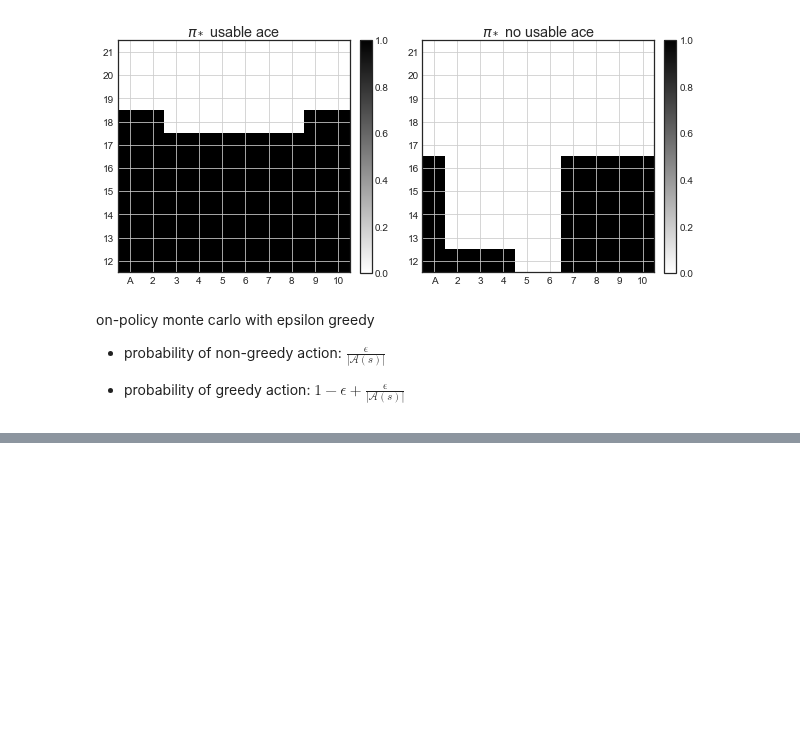
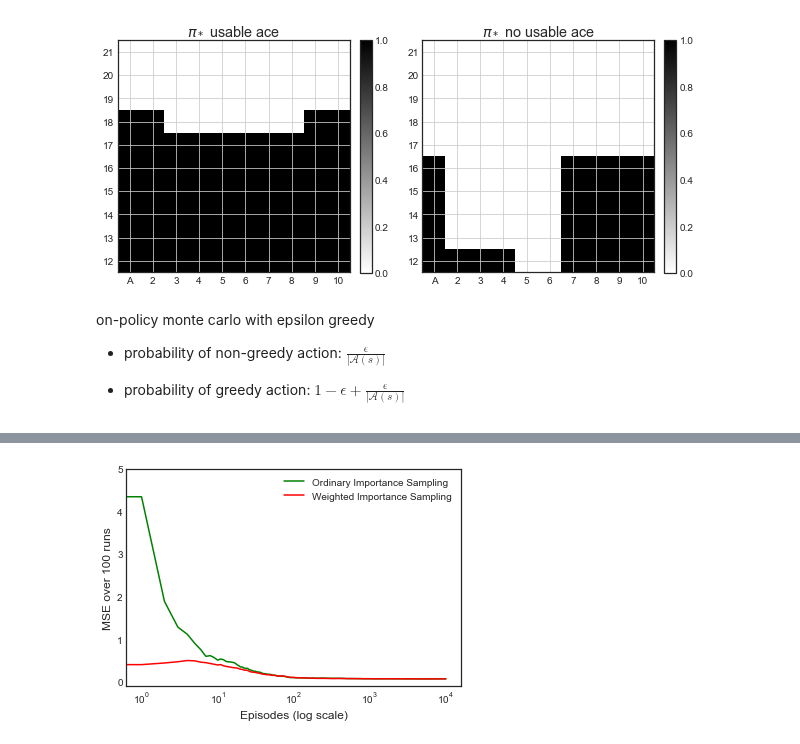
Before and after one commit to ha5ha6/judy_blog, a Jupyter notebook: _notebooks/basicRL.ipynb, the cells around one changed output, grey strips where cells are left out. Saved outputs shown, nothing was run; the diff lists cells and outputs as text; code cells hidden in the pictures; blank space fills up the shorter version.

```diff
--- a/_notebooks/basicRL.ipynb
+++ b/_notebooks/basicRL.ipynb
@@ -496,0 +885,11 @@ p
+# %%
+plt.plot(mse_ord,label='Ordinary Importance Sampling',color='g')
+plt.plot(mse_wei,label='Weighted Importance Sampling',color='r')
+plt.ylim(-0.1, 5)
+plt.xscale('log')
+plt.legend()
+plt.xlabel('Episodes (log scale)')
+plt.ylabel('MSE over 100 runs')
+plt.savefig('blackjack_offmc_estimation.png',dpi=350)
+# %% [output]
+[figure, added]
```
Also changed, not shown: parts of 12 cells of this notebook, 4 other files.
